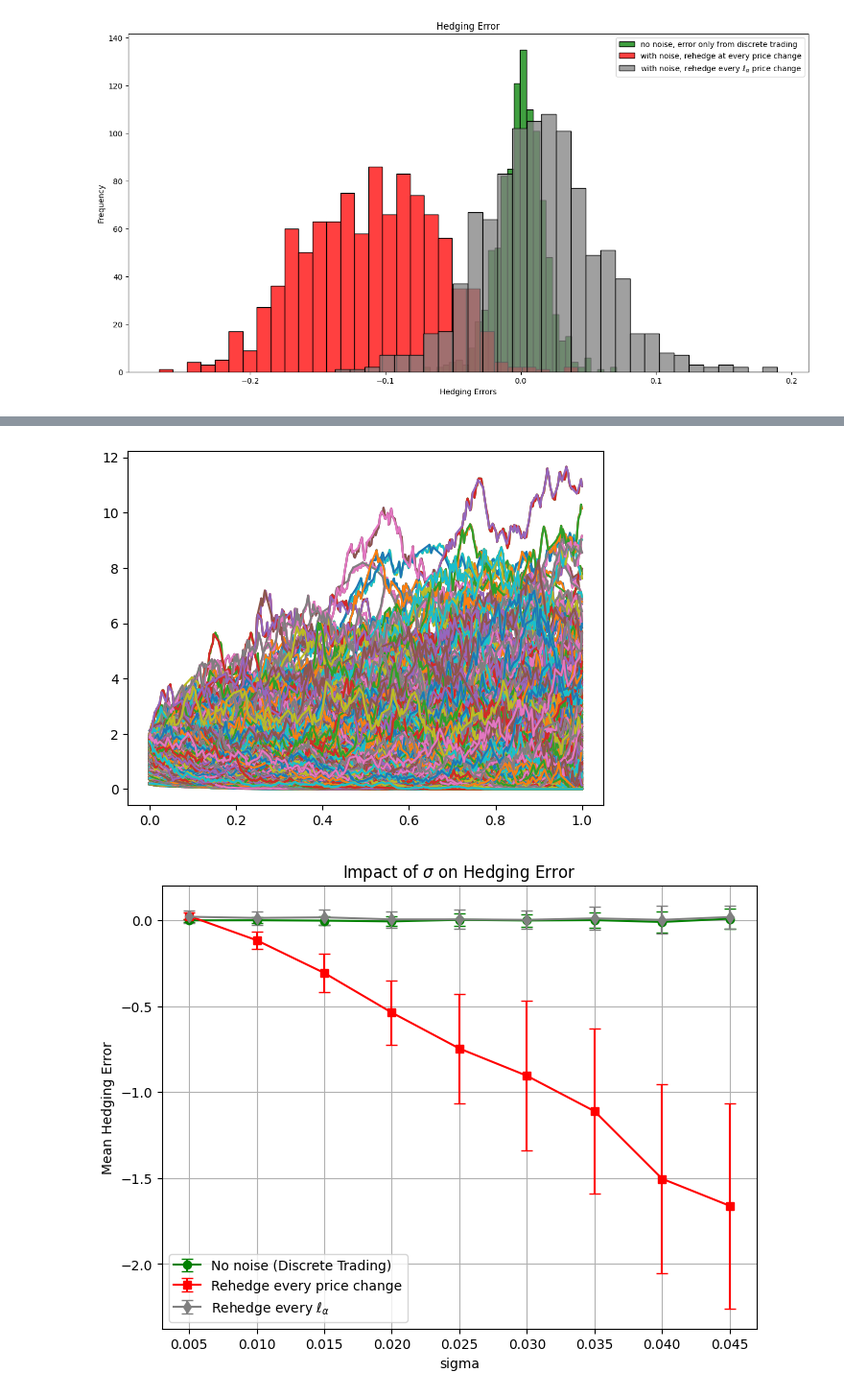
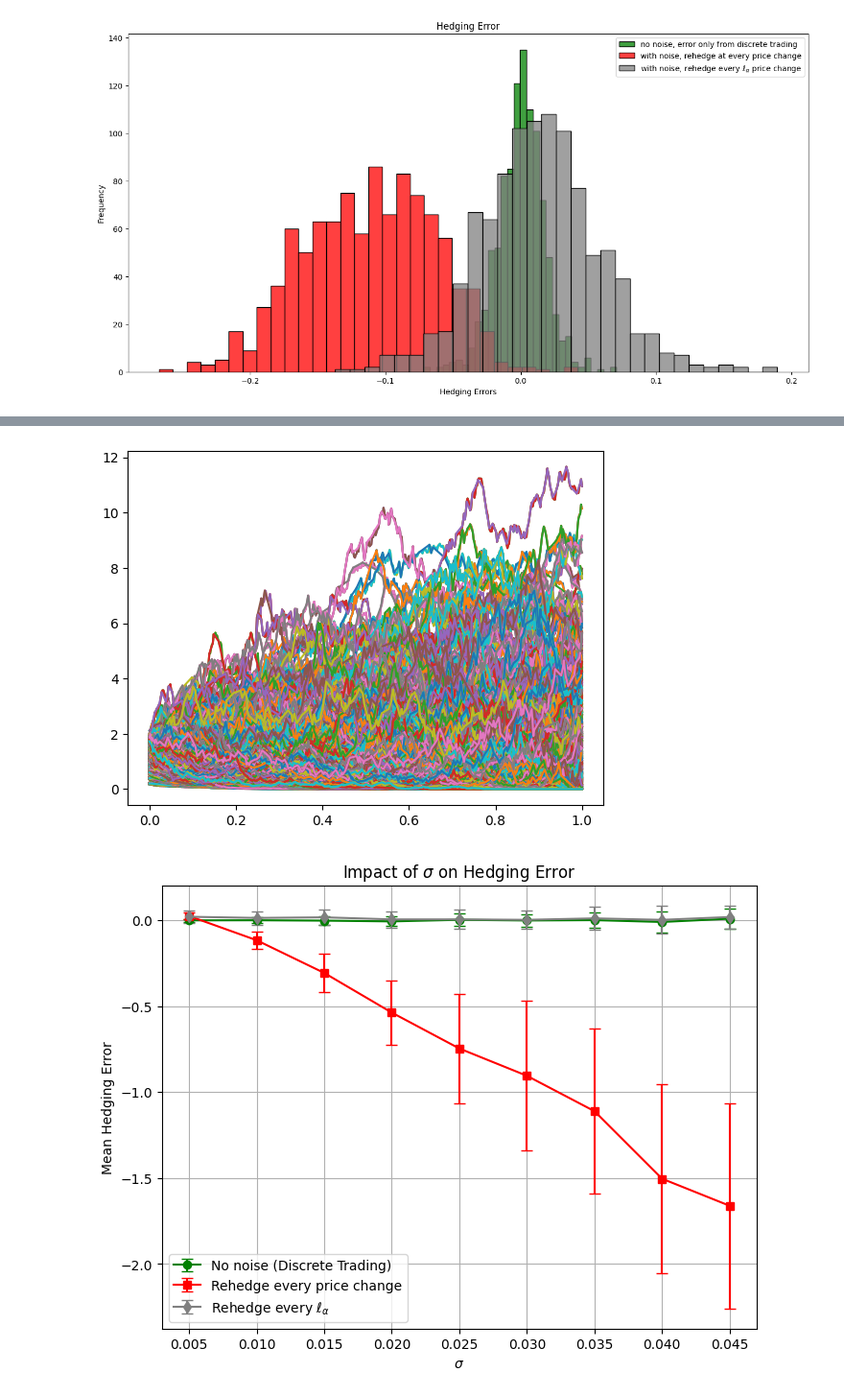
Before and after one commit to cs821/IC_MF_Market_Microstructure_CW, a Jupyter notebook: hedging_error_GBM_params.ipynb, the cells around one changed output, grey strips where cells are left out. Shown: that part at 96% size. Saved outputs shown, nothing was run; the diff lists cells and outputs as text; code cells hidden in the pictures.

```diff
--- a/hedging_error_GBM_params.ipynb
+++ b/hedging_error_GBM_params.ipynb
@@ -493,35 +493,35 @@ def analyze_sigma_impact(sigma_values, model='GBM'):
         std_errors["strategy_1"].append(np.std(errors_1))
         std_errors["strategy_2"].append(np.std(errors_2))
         std_errors["strategy_3"].append(np.std(errors_3))
 
 
     # Plot
     plt.figure(figsize=(8, 6))
     #plt.plot(sigma_values, mean_errors["strategy_1"], label="No noise (Discrete Trading)", color="green")
     #plt.plot(sigma_values, mean_errors["strategy_2"], label="Rehedge every price change", color="red")
     #plt.plot(sigma_values, mean_errors["strategy_3"], label="Rehedge every ell_alpha", color="grey")
     plt.errorbar(sigma_values, mean_errors["strategy_1"], yerr=std_errors["strategy_1"],
                  label="No noise (Discrete Trading)", color="green", fmt='-o', capsize=4)
     plt.errorbar(sigma_values, mean_errors["strategy_2"], yerr=std_errors["strategy_2"],
                  label="Rehedge every price change", color="red", fmt='-s', capsize=4)
     plt.errorbar(sigma_values, mean_errors["strategy_3"], yerr=std_errors["strategy_3"],
              label=r"Rehedge every $\ell_\alpha$", color="grey", fmt='-d', capsize=4)
 
-    plt.xlabel("sigma")
+    plt.xlabel(r"$\sigma$")
     plt.ylabel("Mean Hedging Error")
     plt.title(r"Impact of $\sigma$ on Hedging Error")
     plt.legend()
     plt.grid()
     plt.savefig("sigma.pdf",format='pdf')
     plt.show()
 
 
 # Run analysis
 sigma_values = np.arange(0, 0.05, 0.005)
 analyze_sigma_impact(sigma_values, model='GBM')  # Change to 'CEV' or 'DD'
 # %% [output]
 [figure]
-[figure, old version]
+[figure, new version]
 # %%
 def analyze_alpha_impact(alpha_values, model='GBM'):
     """
```
Also changed, not shown: parts of 3 cells of this notebook, 6 other files.
